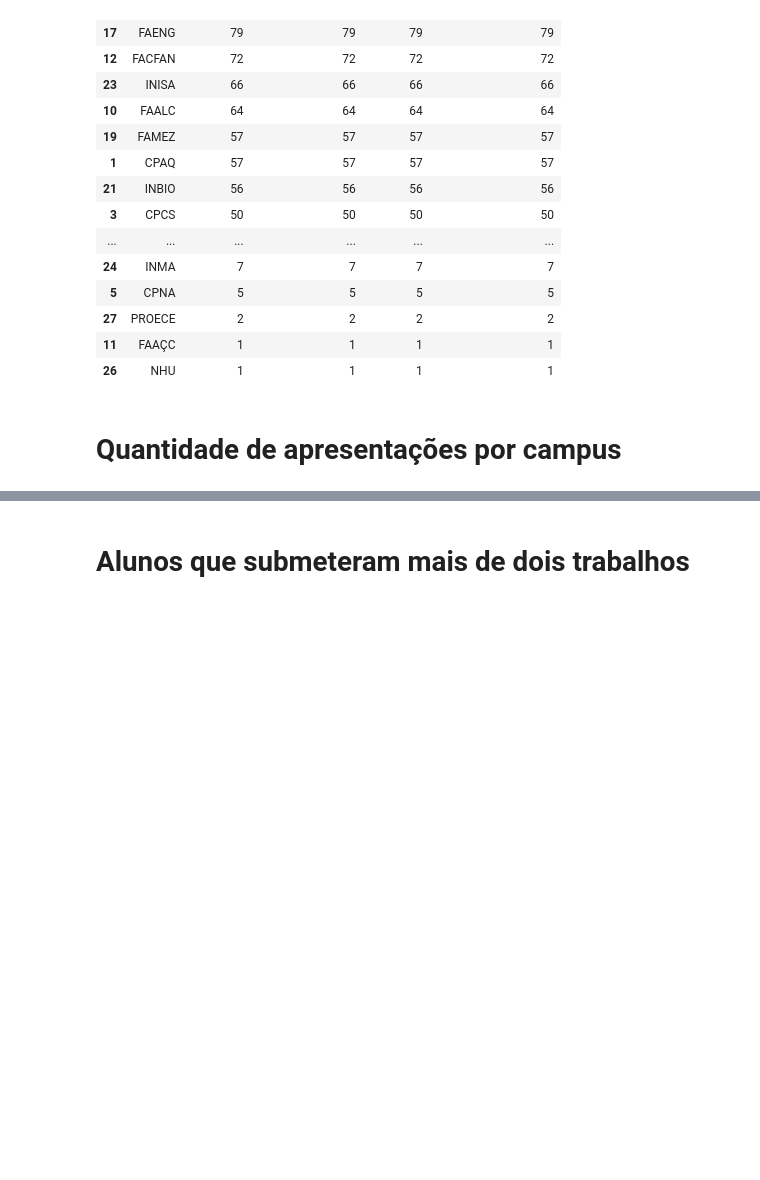
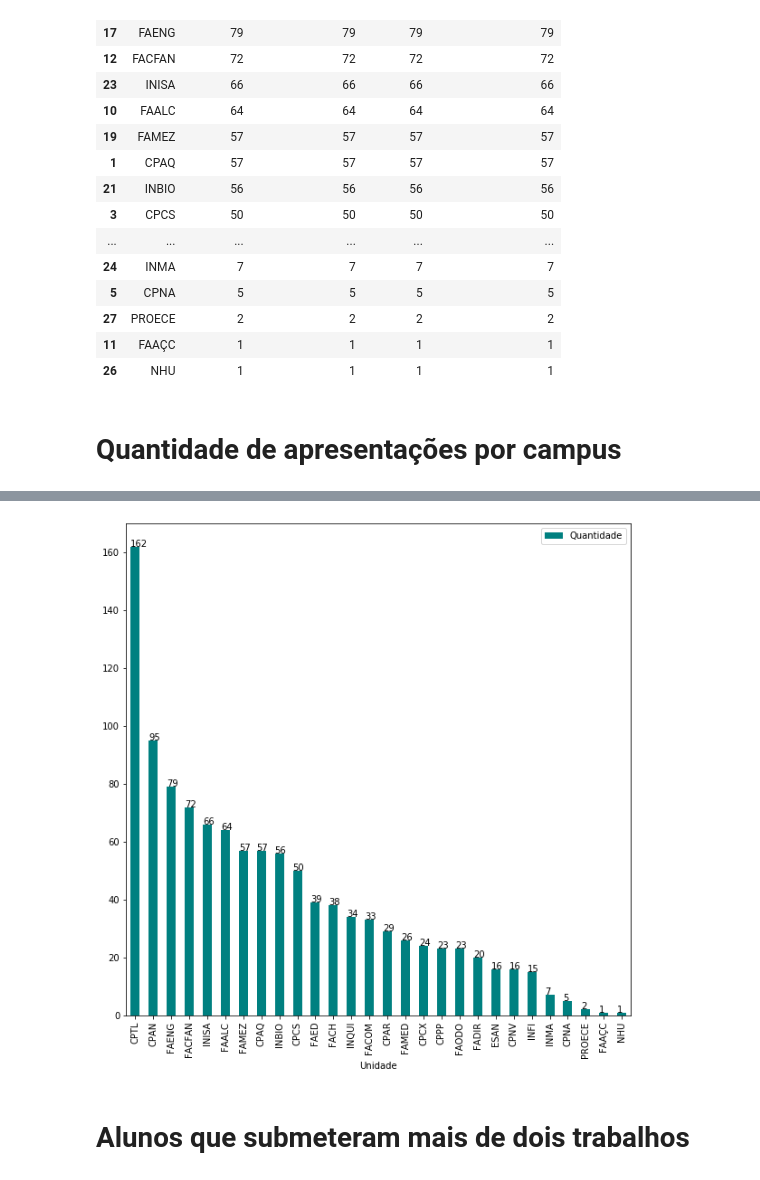
Before and after one commit to danbailo/Data-Science, a Jupyter notebook: Pandas/script/script.ipynb, the cells around one changed output, grey strips where cells are left out. Drawn from its saved outputs; the diff is of its cells as text; code cells hidden in the pictures; blank space fills up the shorter version.

```diff
--- a/Pandas/script/script.ipynb
+++ b/Pandas/script/script.ipynb
@@ -92 +124,7 @@ pie_fig.savefig('qtd.svg')
+# %%
+bar_fig = bar_qtd.get_figure()
+# %%
+bar_fig
+# %% [output]
+[figure, added]
 # %%
```
Also changed, not shown: parts of 7 cells of this notebook, 4 other files.
